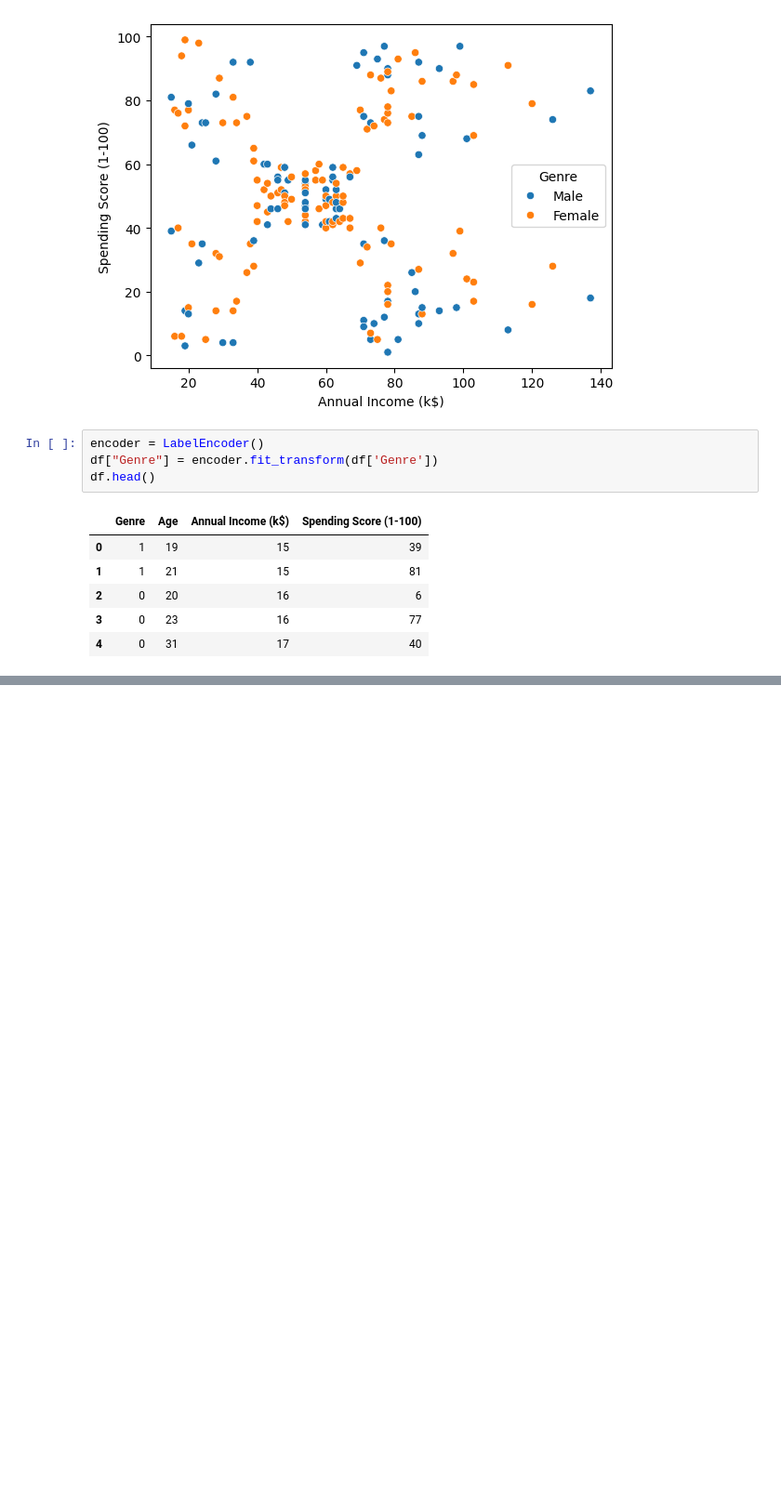
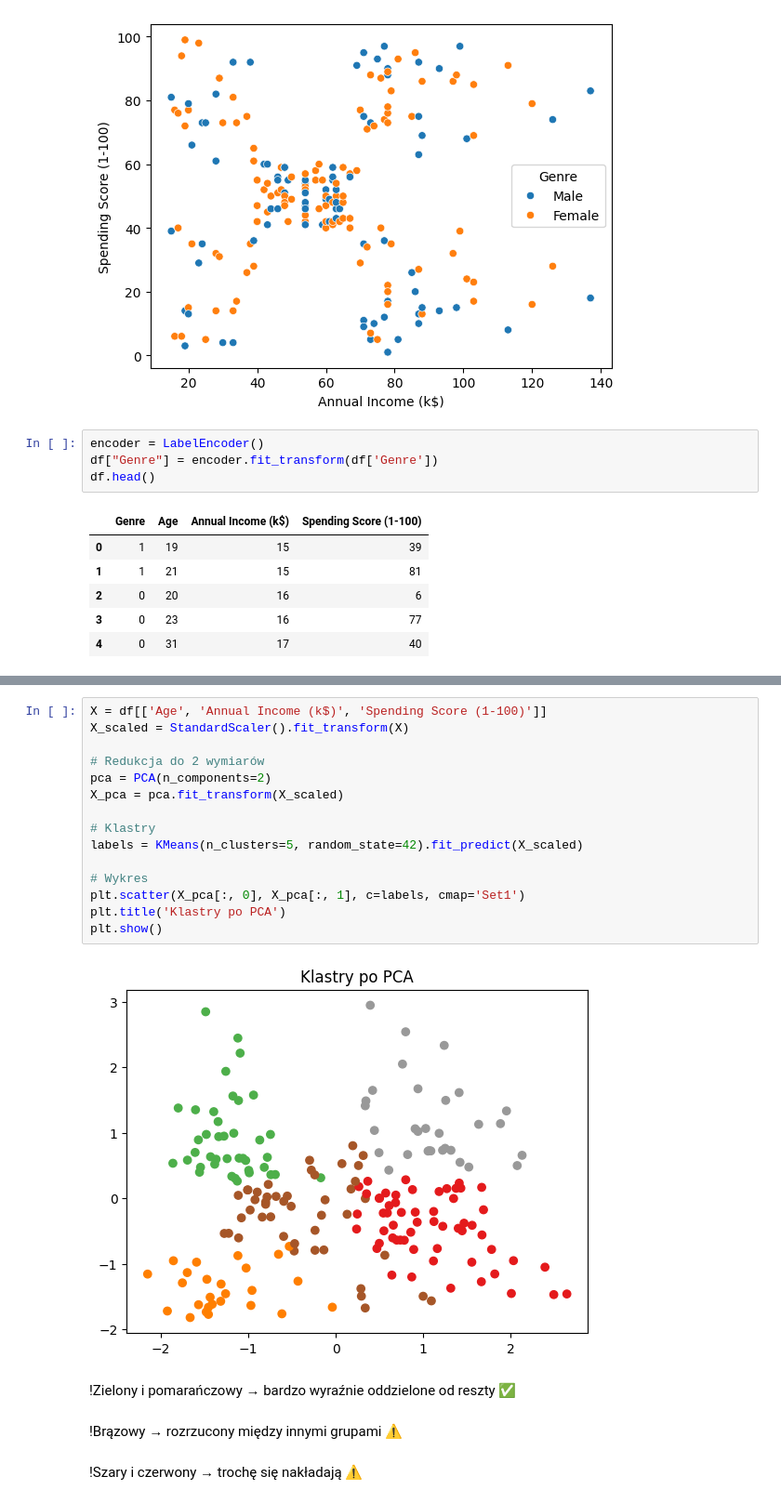
Before and after one commit to dokede/ML, a Jupyter notebook: customers/customers.ipynb, the cells around one changed output, grey strips where cells are left out. Shown at 93% size. Cells and saved outputs as stored; diff of their text form; blank space fills up the shorter version.

```diff
--- a/customers/customers.ipynb
+++ b/customers/customers.ipynb
@@ -73,0 +173,23 @@ IndexError: only integers, slices (`:`), ellipsis (`...`), numpy.newaxis (`None`
+# %%
+X = df[['Age', 'Annual Income (k$)', 'Spending Score (1-100)']]
+X_scaled = StandardScaler().fit_transform(X)
+
+# Redukcja do 2 wymiarów
+pca = PCA(n_components=2)
+X_pca = pca.fit_transform(X_scaled)
+
+# Klastry
+labels = KMeans(n_clusters=5, random_state=42).fit_predict(X_scaled)
+
+# Wykres
+plt.scatter(X_pca[:, 0], X_pca[:, 1], c=labels, cmap='Set1')
+plt.title('Klastry po PCA')
+plt.show()
+# %% [output]
+[figure, added]
+# %% [markdown]
+!Zielony i pomarańczowy → bardzo wyraźnie oddzielone od reszty ✅
+# %% [markdown]
+!Brązowy → rozrzucony między innymi grupami ⚠️
+# %% [markdown]
+!Szary i czerwony → trochę się nakładają ⚠️
```
Also changed, not shown: parts of 13 cells of this notebook.
